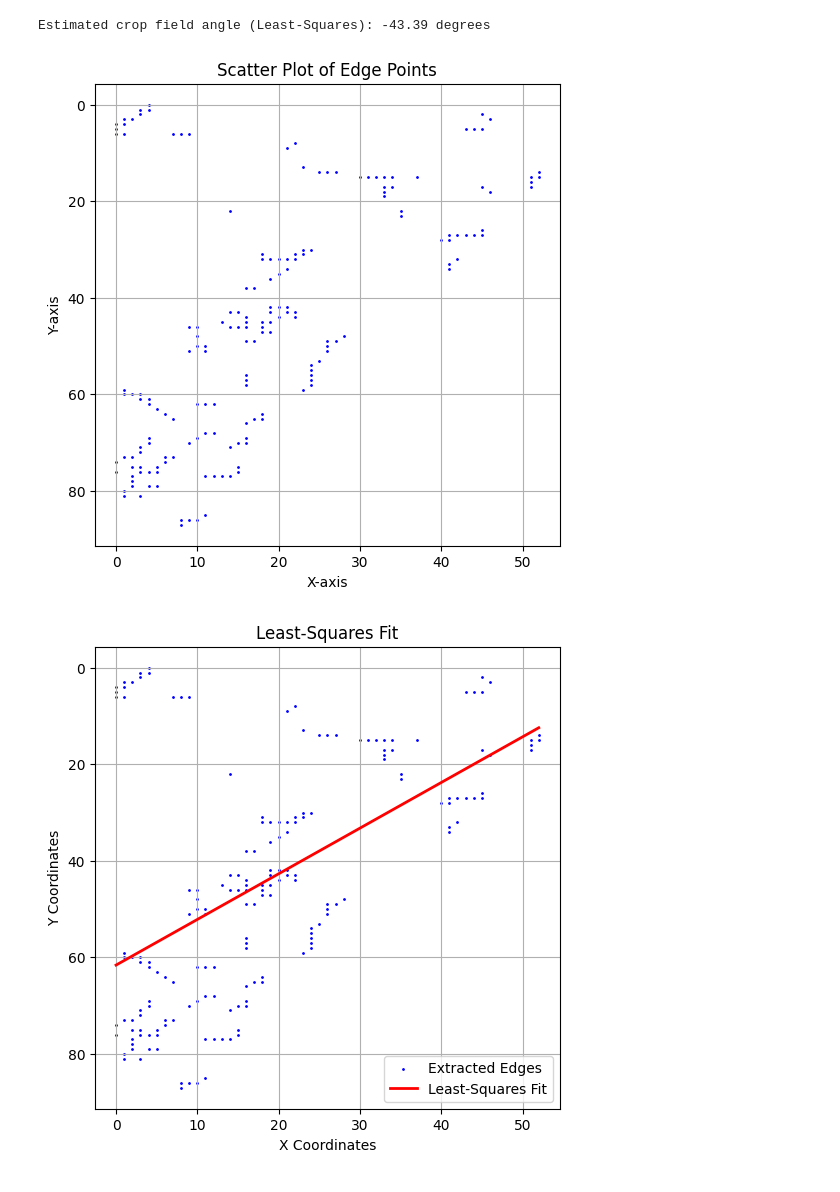
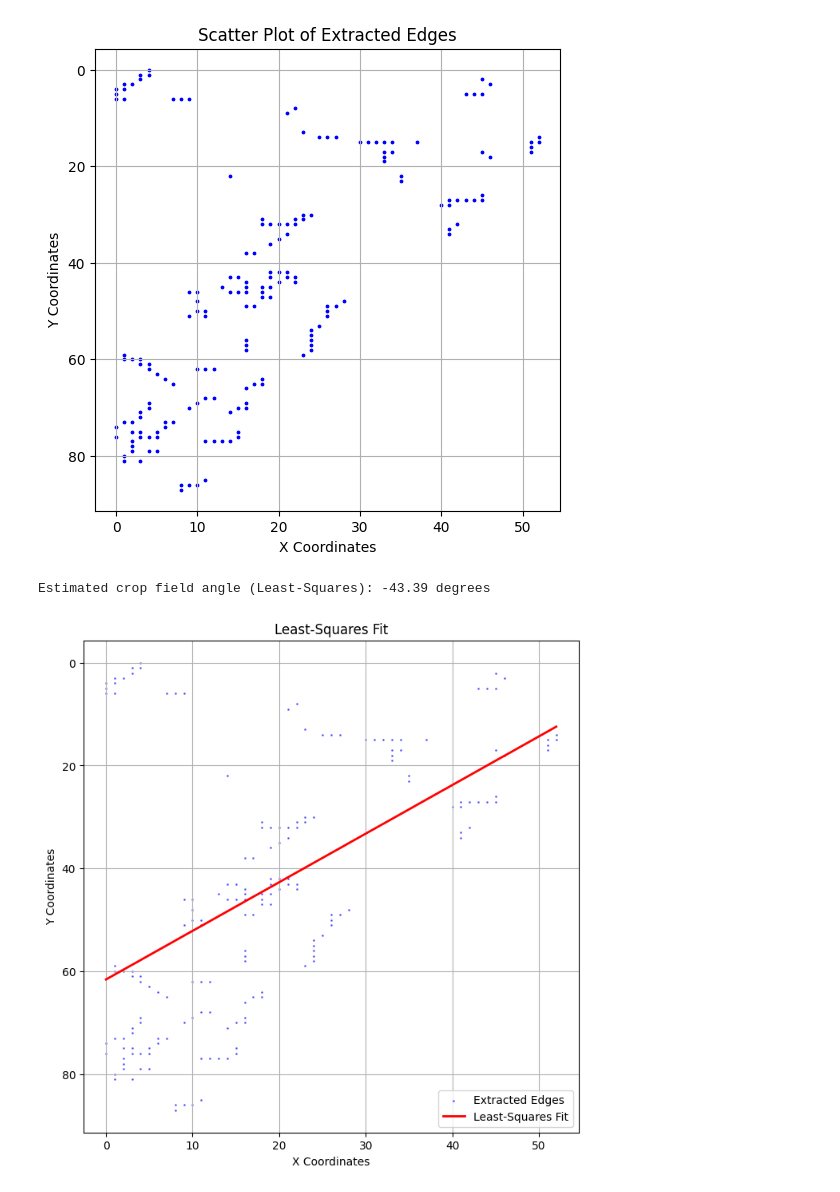
Before and after one commit to Genuuu/ET3112-Assignment-02, a Jupyter notebook: src/Code.ipynb, the cells around one changed output. Cells and saved outputs as stored; diff of their text form; code cells hidden in the pictures.

Commit message:
Question 3-4: Least squares fit

```diff
--- a/src/Code.ipynb
+++ b/src/Code.ipynb
@@ -3,57 +3,76 @@ import cv2 as cv
 import matplotlib.pyplot as plt
 import numpy as np
 
-img = cv.imread('../Images/img3.jpg',0)
+img = cv.imread('../Images/img3.jpg', 0)
 
 assert img is not None
 
-edges = cv.Canny(img,550,690)
+# Question 1
+# Apply the Canny edge detector
+edges = cv.Canny(img, 550, 690)
 
-plt.figure(figsize=(10,5))
+plt.figure(figsize=(10, 5))
 
-plt.subplot(1,2,1)
-plt.imshow(img,cmap='gray')
-plt.title('Original Image')
+plt.subplot(1, 2, 1)
+plt.imshow(img, cmap='gray')
+plt.title('Original Cropped Image')
 plt.axis('off')
 
-plt.subplot(1,2,2)
-plt.imshow(edges,cmap='gray')
+plt.subplot(1, 2, 2)
+plt.imshow(edges, cmap='gray')
 plt.title('Canny Edge Detector Output')
 plt.axis('off')
 
 plt.show()
 
-#Extracting the coordinates of edge points
-
+# Question 2
+# Extract coordinates using NumPy
 indices = np.where(edges != 0)
 
-x=indices[1]
-y=indices[0]
+x = indices[1]
+y = indices[0]
 
-plt.figure(figsize=(6,6))
+plt.figure(figsize=(6, 6))
 
-plt.scatter(x,y,s=1, color='blue')
+plt.scatter(x, y, s=3, color='blue')
 
 plt.gca().invert_yaxis()
 
-plt.title('Scatter Plot of Edge Points')
-plt.xlabel('X-axis')
-plt.ylabel('Y-axis')
+plt.title('Scatter Plot of Extracted Edges')
+plt.xlabel('X Coordinates')
+plt.ylabel('Y Coordinates')
 plt.grid(True)
 
-m, c = np.polyfit(x, y, 1)
+plt.show()
 
-x_line = np.array([min(x), max(x)])
-y_line = m * x_line + c
+# Question 3
+N = len(x)
 
-angle_rad = np.arctan(m)
-angle_deg = np.degrees(angle_rad)
+sum_x = np.sum(x)
+sum_y = np.sum(y)
+sum_xy = np.sum(x * y)
+sum_x2 = np.sum(x**2)
 
-print(f"Estimated crop field angle (Least-Squares): {angle_deg:.2f} degrees")
+m_ls = (N * sum_xy - sum_x * sum_y) / (N * sum_x2 - sum_x**2)
+c_ls = (sum_y - m_ls * sum_x) / N
 
-plt.figure(figsize=(6,6))
-plt.scatter(x, y, s=1, color='blue', label='Extracted Edges')
-plt.plot(x_line, y_line, color='red', linewidth=2, label='Least-Squares Fit')
+x_line = np.array([np.min(x), np.max(x)])
+y_line_ls = m_ls * x_line + c_ls
+
+# Question 4
+angle_rad_ls = np.arctan(m_ls)
+angle_deg_ls = np.degrees(angle_rad_ls)
+
+print(f"Estimated crop field angle (Least-Squares): {angle_deg_ls:.2f} degrees")
+
+plt.figure(figsize=(8, 8))
+
+# Plot the extracted edge points (using alpha=0.5 makes them slightly see-through)
+plt.scatter(x, y, s=1, color='blue', alpha=0.5, label='Extracted Edges')
+
+# Plot the calculated Least-Squares line
+plt.plot(x_line, y_line_ls, color='red', linewidth=2, label='Least-Squares Fit')
+
 plt.gca().invert_yaxis()
 
 plt.title('Least-Squares Fit')
@@ -68,3 +87,3 @@ plt.show()
+[figure, new version]
 Estimated crop field angle (Least-Squares): -43.39 degrees
-[figure, old version]
-[figure, old version]
+[figure, new version]
```
Also changed, not shown: parts of 1 cell of this notebook.
